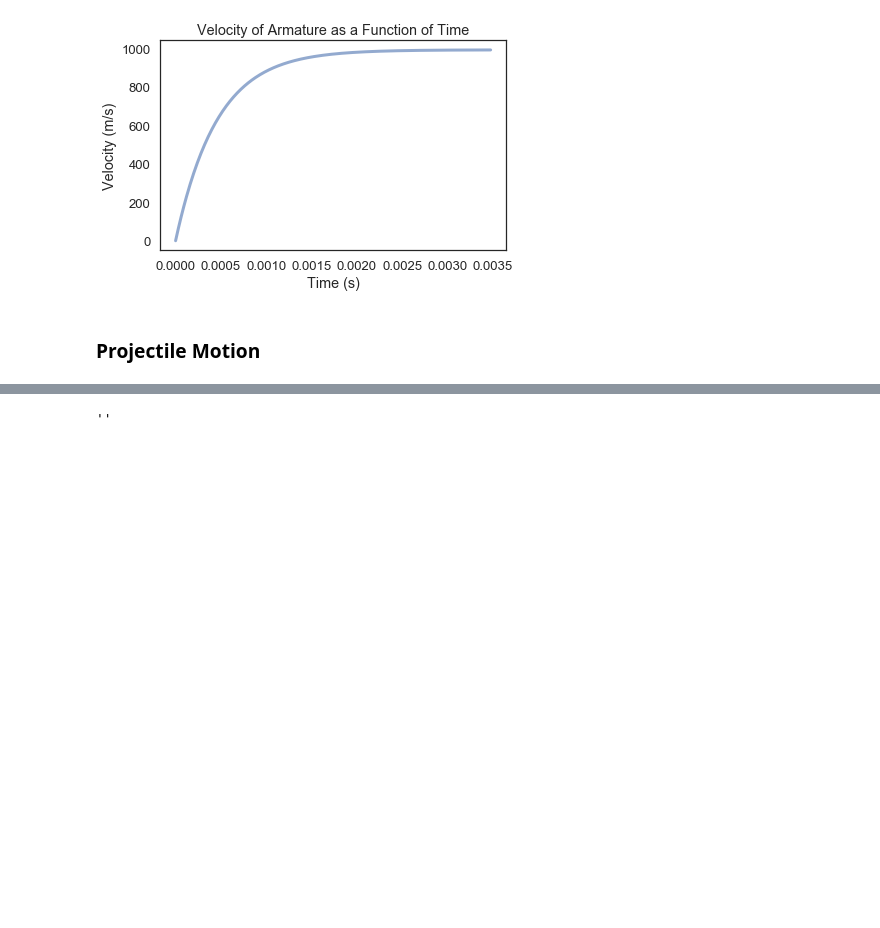
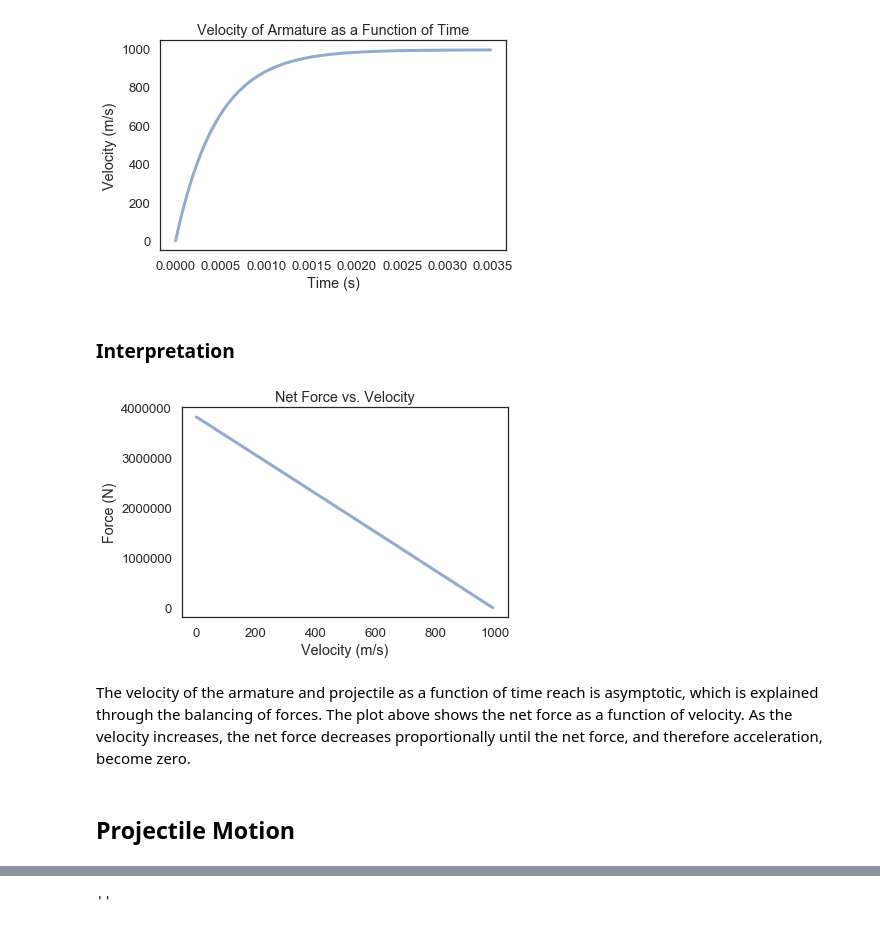
Before and after one commit to duncanmazza/ModSimPy, a Jupyter notebook: code/railgun_model.ipynb, the cells around one changed output, grey strips where cells are left out. Cells and saved outputs as stored; diff of their text form; code cells hidden in the pictures; blank space fills up the shorter version.

```diff
--- a/code/railgun_model.ipynb
+++ b/code/railgun_model.ipynb
@@ -194,5 +216,28 @@ decorate(xlabel='Time (s)',
          legend=False)
 # %% [output]
 [figure]
+# %% [markdown]
+### Interpretation
+# %%
+net_force = []
+v_list = []
+
+for i in results.index:
+    v_list.append(results.v[i])
+    net_force.append(-(system.B * results.v[i] * system.w)
+                     - (0.5 * system.rho_air * (results.v[i]**2) * system.cd * system.front_area)
+                     - system.arm_friction
+                     - system.gravity_y_direc
+                     + system.lorentz_force)
+plot(v_list, net_force, label = 'Net Force')
+
+decorate(xlabel = 'Velocity (m/s)',
+         ylabel = 'Force (N)',
+         legend = False,
+         Title = 'Net Force vs. Velocity')
+# %% [output]
+[figure, added]
+# %% [markdown]
+The velocity of the armature and projectile as a function of time reach is asymptotic, which is explained through the balancing of forces.  The plot above shows the net force as a function of velocity. As the velocity increases, the net force decreases proportionally until the net force, and therefore acceleration, become zero.
 # %% [markdown]
-### Projectile Motion
+## Projectile Motion
```
Also changed, not shown: parts of 28 cells of this notebook.
